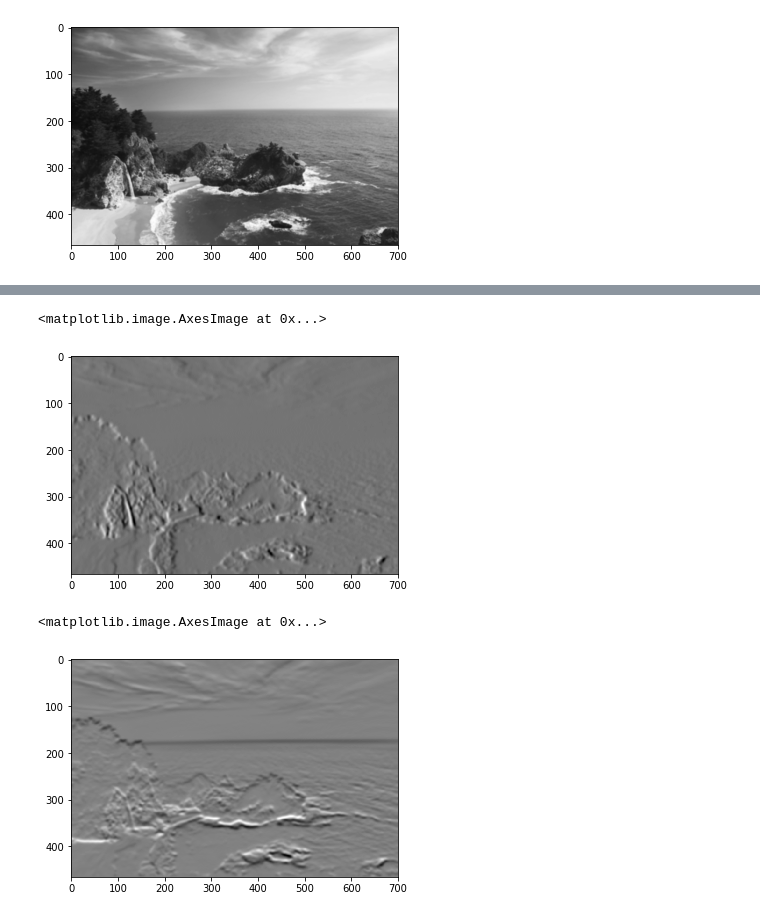
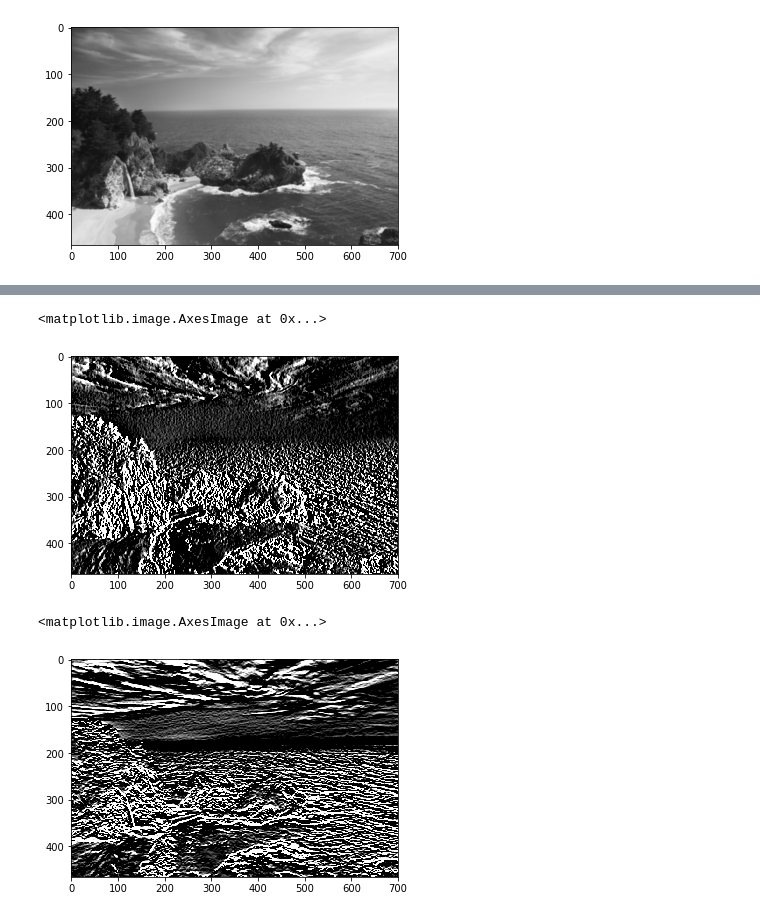
Before and after one commit to sicktastic/opencsv-playground, a Jupyter notebook: seam_carving/Gradient.ipynb, the cells around one changed output, grey strips where cells are left out. Drawn from its saved outputs; the diff is of its cells as text; code cells hidden in the pictures.

```diff
--- a/seam_carving/Gradient.ipynb
+++ b/seam_carving/Gradient.ipynb
@@ -6,10 +6,11 @@ import numpy as np
 from matplotlib import pyplot as plt
 %matplotlib inline
 # %%
-a = cv2.imread('images/fig5.png', cv2.IMREAD_GRAYSCALE)
+a = cv2.imread('images/fig5.png', 0)
 # a = cv2.cvtColor(a, cv2.COLOR_BGR2RGB)
 # a = cv2.cvtColor(a, cv2.COLOR_RGB2GRAY)
-edges = cv2.Canny(a, 100, 200)
+# plt.imshow(edges, cmap='gray')
+# edges = cv2.Canny(a, 100, 200)
 
 plt.imshow(a, cmap='gray', interpolation='bicubic')
 print(a.shape)
@@ -24,7 +20,8 @@ plt.imshow(edges, cmap='gray')
 # %%
-kernel = np.ones((5,5),np.float64)/25
+# kernel = np.ones((5,5),np.float64)/25
 # gaussian = cv2.filter2D(a,-1,kernel)
-gaussian = cv2.GaussianBlur(a, (15,15), 0)
+# gaussian = cv2.GaussianBlur(a, (15,15), 0)
+gaussian = cv2.GaussianBlur(a, (3,3), 0)
 plt.imshow(gaussian, cmap='gray')
 # %% [output]
 <matplotlib.image.AxesImage at 0x...>
@@ -46,12 +37,12 @@ plt.imshow(laplacian,cmap = 'gray')
 # %%
 sobel_x = cv2.Sobel(gaussian,cv2.CV_64F,1,0,ksize=5)
-plt.imshow(sobel_x, cmap = 'gray')
+plt.imshow(sobel_x, cmap='gray', vmin = 0, vmax = 255)
 # %% [output]
 <matplotlib.image.AxesImage at 0x...>
-[figure, old version]
+[figure, new version]
 # %%
 sobel_y = cv2.Sobel(gaussian,cv2.CV_64F,0,1,ksize=5)
-plt.imshow(sobel_y, cmap = 'gray')
+plt.imshow(sobel_y, cmap='gray', vmin = 0, vmax = 255)
 # %% [output]
 <matplotlib.image.AxesImage at 0x...>
-[figure, old version]
+[figure, new version]
```
Also changed, not shown: parts of 5 cells of this notebook.
